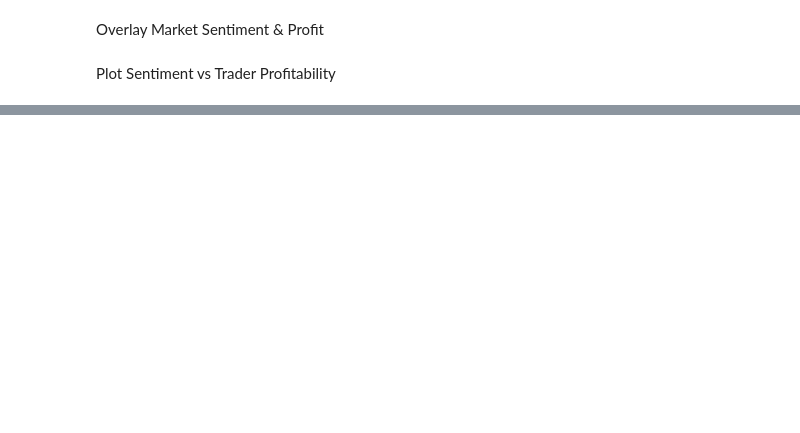
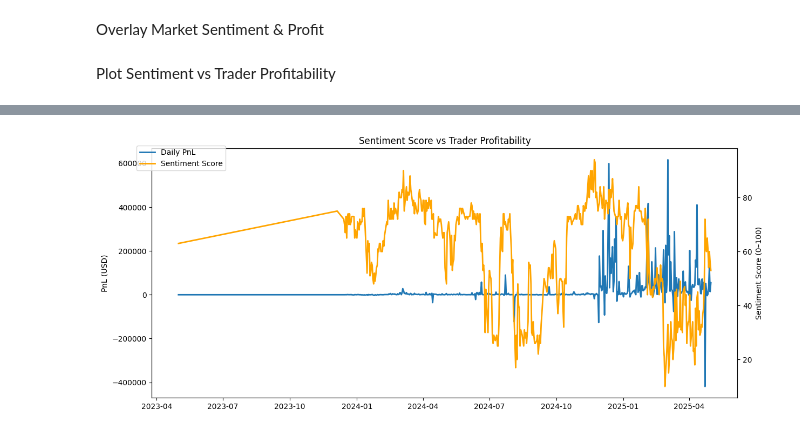
Before and after one commit to AyushPrakash414/Bitcoin-Sentiment-Analysis, a Jupyter notebook: analysis.ipynb, the cells around one changed output, grey strips where cells are left out. Cells and saved outputs as stored; diff of their text form; code cells hidden in the pictures; blank space fills up the shorter version.

```diff
--- a/analysis.ipynb
+++ b/analysis.ipynb
@@ -97,0 +121,17 @@ plt.show()
+# %%
+fig, ax1 = plt.subplots(figsize=(14,6))
+
+ax2 = ax1.twinx()
+
+ax1.plot(merged['date'], merged['Closed PnL'], label='Daily PnL', linewidth=2)
+ax2.plot(merged['date'], merged['value'], color='orange', label='Sentiment Score', linewidth=2)
+
+ax1.set_ylabel("PnL (USD)")
+ax2.set_ylabel("Sentiment Score (0–100)")
+
+plt.title("Sentiment Score vs Trader Profitability")
+
+fig.legend(loc="upper left", bbox_to_anchor=(0.1,0.9))
+plt.show()
+# %% [output]
+[figure, added]
```
Also changed, not shown: parts of 6 cells of this notebook.
